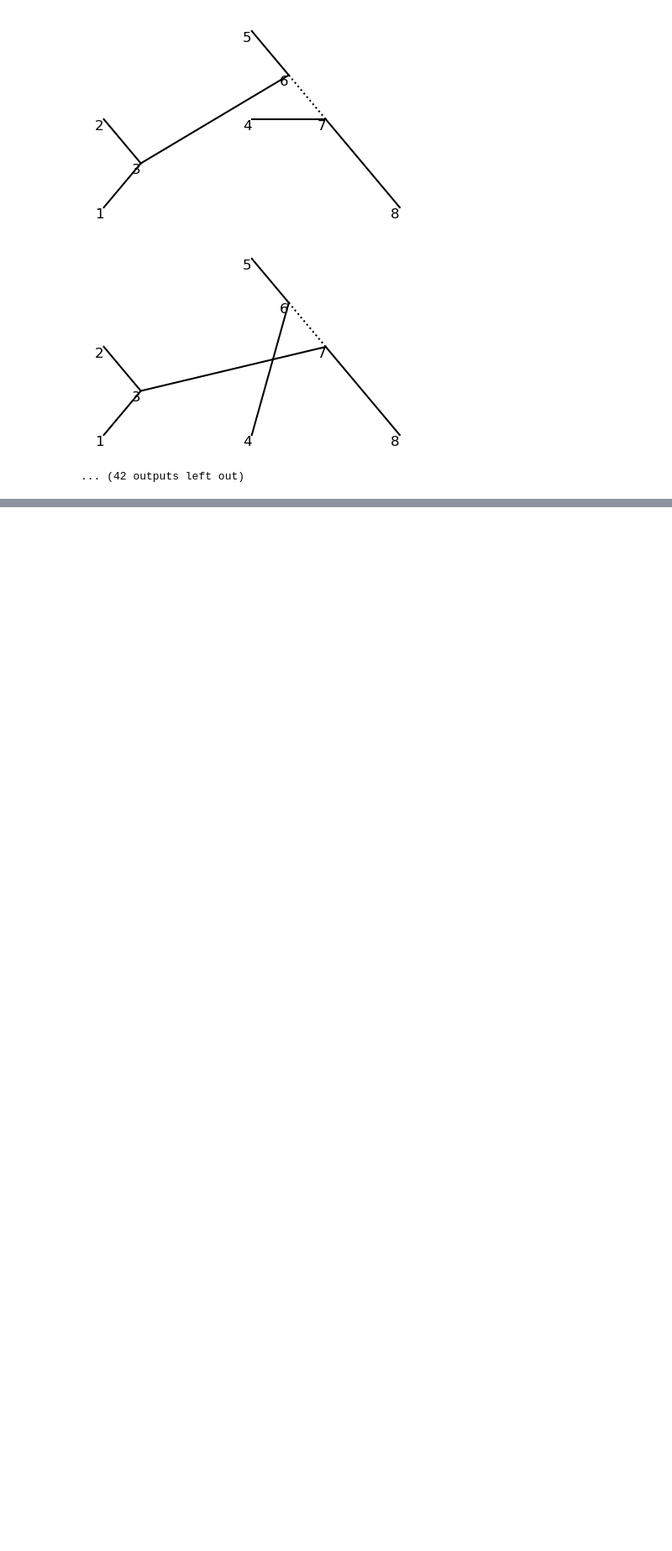
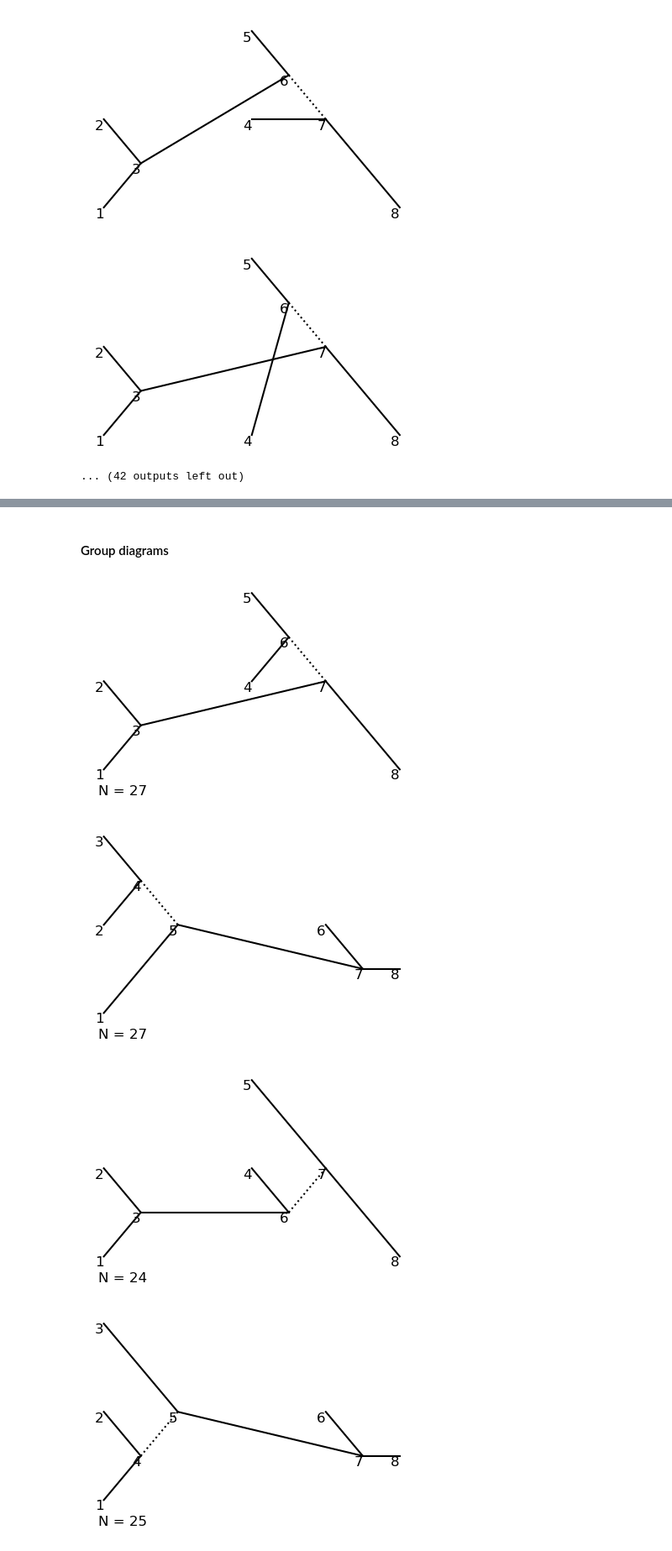
Before and after one commit to liuzhuozhuo/edp-renormalization, a Jupyter notebook: python/development/multiparticles.ipynb, the cells around one changed output, grey strips where cells are left out. Shown at 84% size. Cells and saved outputs as stored; diff of their text form; code cells hidden in the pictures; blank space fills up the shorter version.

Commit message:
add grouping in multiparticles

```diff
--- a/python/development/multiparticles.ipynb
+++ b/python/development/multiparticles.ipynb
@@ -109,7 +109,7 @@ def find_equal_subarrays(array):
     duplicate_positions = [np.where((sorted_subarrays == unique_subarrays[i]).all(axis=1))[0] for i in range(len(unique_subarrays)) if counts[i] > 1]
     return duplicate_positions
 
-def represent_diagram (points, all_paths, index = False, directory = "", colors = ["tab:blue", "tab:red", "black"], line = ["solid", "solid", "dashed"]):
+def represent_diagram (points, all_paths, index = False, directory = "", colors = ["tab:blue", "tab:red", "black"], line = ["solid", "solid", "dashed"], number = 0):
     """
     Represent a diagram with points and paths.
     Args:
@@ -151,6 +151,8 @@ def represent_diagram (points, all_paths, index = False, directory = "", colors
     if index:
         for i in range(len(points)):
             ax.text(points[i, 0], points[i, 1], str(i+1), fontsize=12, color="black", ha="right", va="top")
+    if number !=0:
+        ax.text(0.5, 0.5, f"N = {number}", fontsize=12, color="black", ha="center", va="center")
     if directory != "":
         plt.savefig(directory, bbox_inches='tight')
         plt.close()
@@ -745,0 +722,47 @@ for i in range(len(new_paths)):
+# %% [markdown]
+#### Group diagrams
+# %%
+def all_components_in_other(array1, array2):
+    for row1 in array1:
+        found = False
+        for row2 in array2:
+            if np.array_equal(np.sort(row1), np.sort(row2)):
+                found = True
+                break
+        if not found:
+            return False
+    return True
+
+def group_diagrams (points, paths):
+    group_paths = np.zeros((1, len(paths[0]), len(paths[0, 0]), 2), dtype=int)
+    group_points = np.zeros((1, len(points[0]), 2))
+    group_paths[0] = paths[0]
+    group_points[0] = points[0]
+    count = np.zeros((1), dtype=int)
+    count[0] = 1
+    for i in range(1, len(paths)):
+        if (paths[i] == 0).all():
+            continue
+        cont = False
+        for j in range(len(group_paths)):
+            for k in range(len(paths[0])):
+                if all_components_in_other(paths[i, k], group_paths[j, k]):
+                    count[j] += 1
+                    cont = False
+                    break
+                else:
+                    cont = True
+        if cont:
+            group_paths = np.append(group_paths, [paths[i]], axis=0)
+            group_points = np.append(group_points, [points[i]], axis=0)
+            count = np.append(count, [1])
+    return group_points, group_paths, count
+# %%
+points2, paths2, count2 = group_diagrams(points_2nd, paths_2nd)
+for i in range(len(paths2)):
+    represent_diagram(points2[i], paths2[i], index=True, line=["solid", "dotted"], colors=["black", "black"], number=count2[i])
+# %% [output]
+[figure, added]
+[figure, added]
+[figure, added]
+[figure, added]
```
Also changed, not shown: parts of 3 cells of this notebook.
